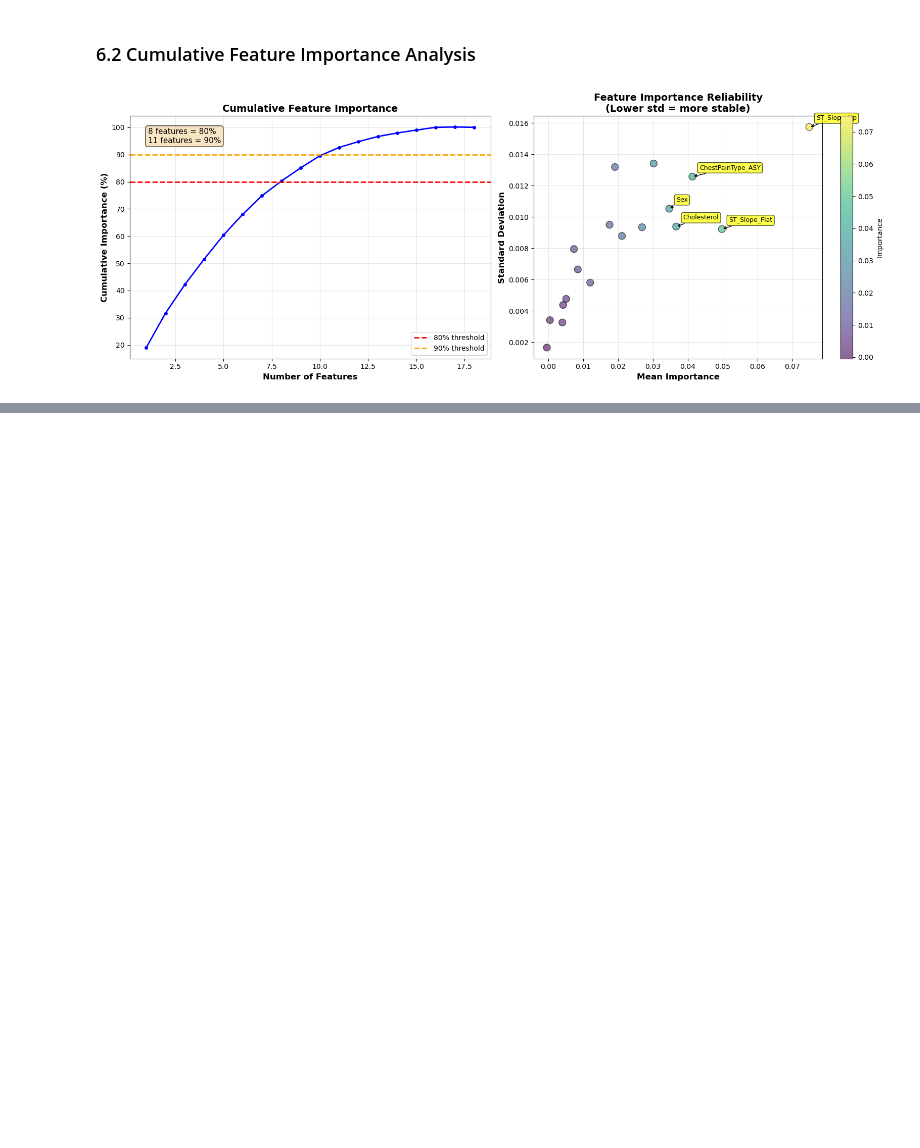
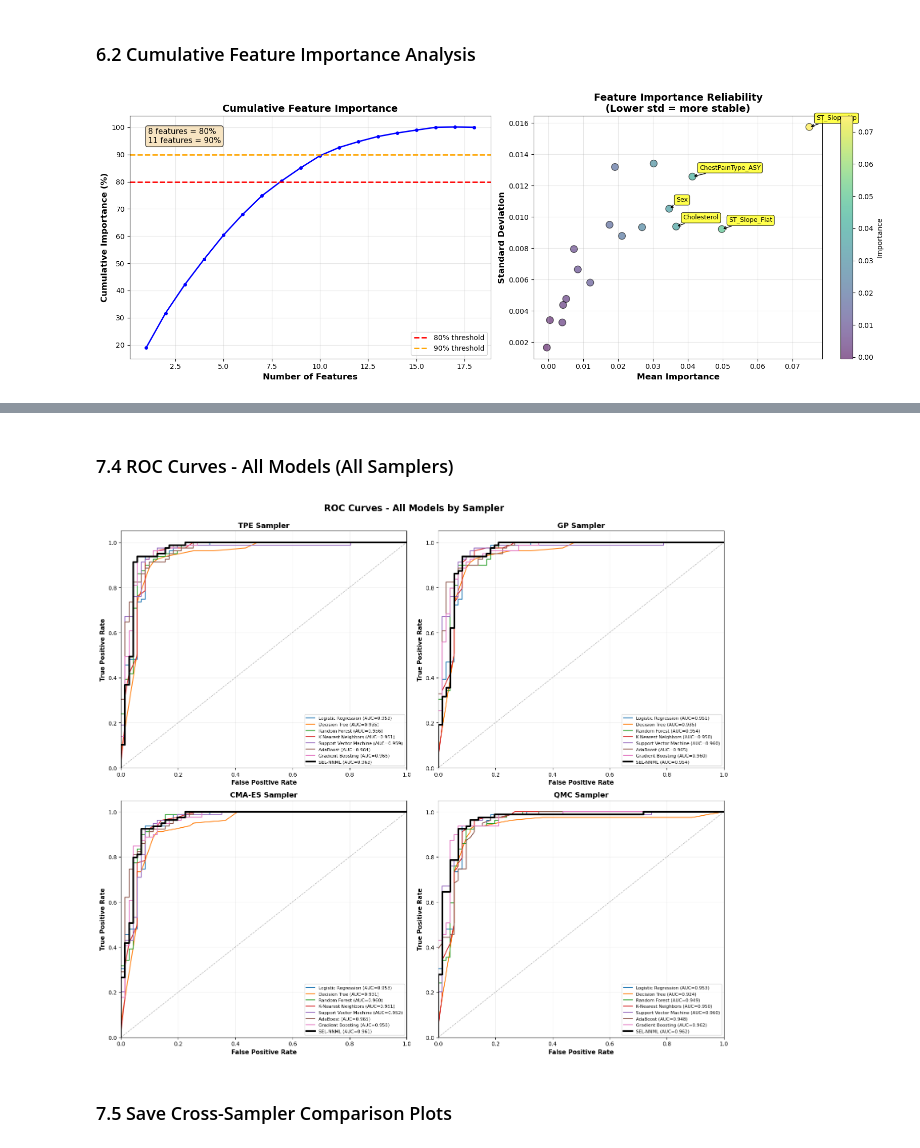
Before and after one commit to azhar-anas/sel-nnml-heart-disease-prediction, a Jupyter notebook: notebooks/3.1_ds1_visualization.ipynb, the cells around one changed output, grey strips where cells are left out. Cells and saved outputs as stored; diff of their text form; code cells hidden in the pictures; blank space fills up the shorter version.

```diff
--- a/notebooks/3.1_ds1_visualization.ipynb
+++ b/notebooks/3.1_ds1_visualization.ipynb
@@ -357,0 +524,55 @@ plt.show()
+# %% [markdown]
+### 7.4 ROC Curves - All Models (All Samplers)
+# %%
+# ROC curves for all models from all samplers in a 2x2 grid
+fig, axes = plt.subplots(2, 2, figsize=(16, 14))
+fig.suptitle('ROC Curves - All Models by Sampler', fontsize=16, fontweight='bold', y=0.995)
+
+samplers_plot = ['TPE', 'GP', 'CMA-ES', 'QMC']
+model_colors = {
+    'Logistic Regression': '#1f77b4',
+    'Decision Tree': '#ff7f0e',
+    'Random Forest': '#2ca02c',
+    'K-Nearest Neighbors': '#d62728',
+    'Support Vector Machine': '#9467bd',
+    'AdaBoost': '#8c564b',
+    'Gradient Boosting': '#e377c2',
+    'SEL-NNML': '#000000'  # Black for SEL-NNML
+}
+
+for idx, sampler in enumerate(samplers_plot):
+    row = idx // 2
+    col = idx % 2
+    ax = axes[row, col]
+
+    # Filter data for this sampler
+    sampler_roc = all_roc_df[all_roc_df['Sampler'] == sampler]
+    sampler_metrics = all_metrics_df[all_metrics_df['Sampler'] == sampler]
+
+    # Plot each model
+    for model_name in model_colors.keys():
+        model_roc = sampler_roc[sampler_roc['Model'] == model_name]
+        model_auc = sampler_metrics[sampler_metrics['Model'] == model_name]['AUC'].values[0]
+
+        linewidth = 3 if model_name == 'SEL-NNML' else 1.5
+        ax.plot(model_roc['FPR'], model_roc['TPR'],
+                color=model_colors[model_name], linewidth=linewidth,
+                label=f'{model_name} (AUC={model_auc:.3f})')
+
+    # Plot diagonal
+    ax.plot([0, 1], [0, 1], 'k--', lw=1, alpha=0.3)
+
+    ax.set_xlim([0.0, 1.0])
+    ax.set_ylim([0.0, 1.05])
+    ax.set_xlabel('False Positive Rate', fontsize=11, fontweight='bold')
+    ax.set_ylabel('True Positive Rate', fontsize=11, fontweight='bold')
+    ax.set_title(f'{sampler} Sampler', fontsize=13, fontweight='bold')
+    ax.legend(loc="lower right", fontsize=8)
+    ax.grid(alpha=0.2)
+
+plt.tight_layout()
+plt.show()
+# %% [output]
+[figure, added]
+# %% [markdown]
+### 7.5 Save Cross-Sampler Comparison Plots
```
Also changed, not shown: parts of 9 cells of this notebook, 7 other files.
